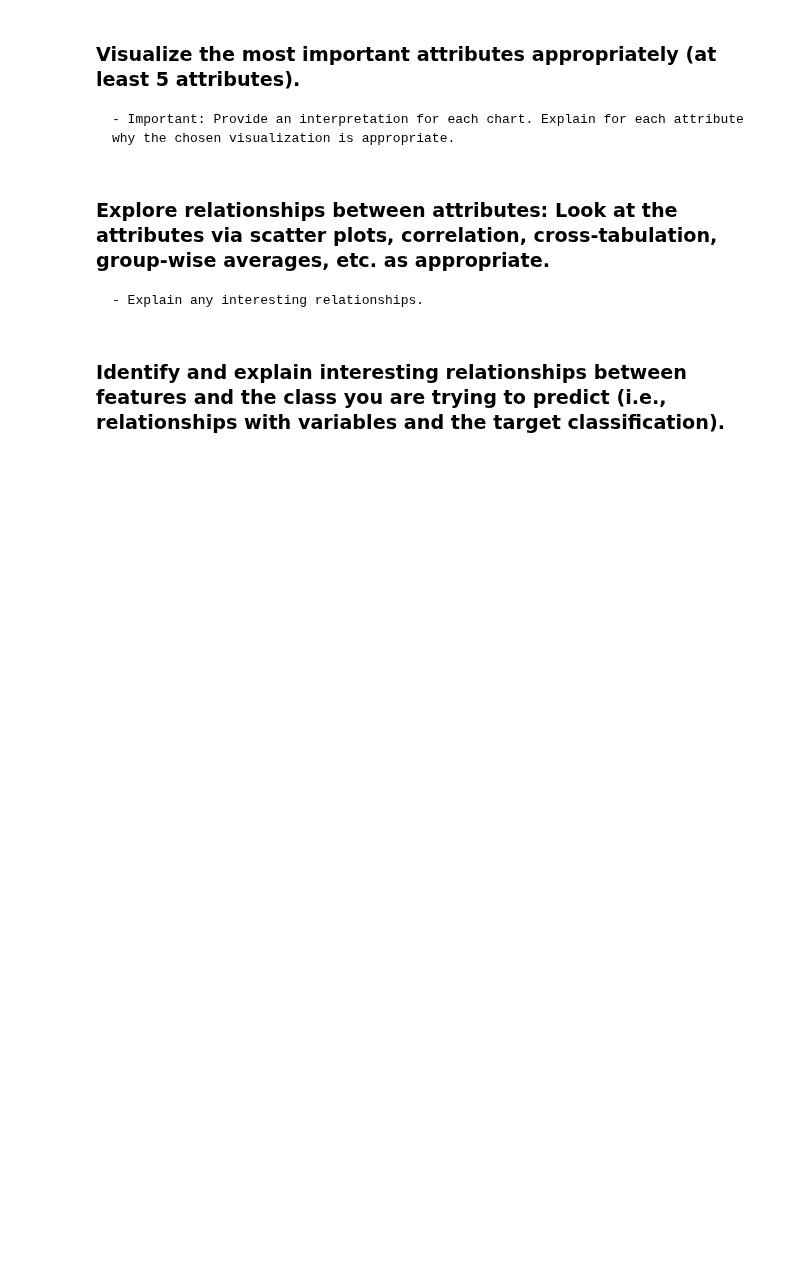
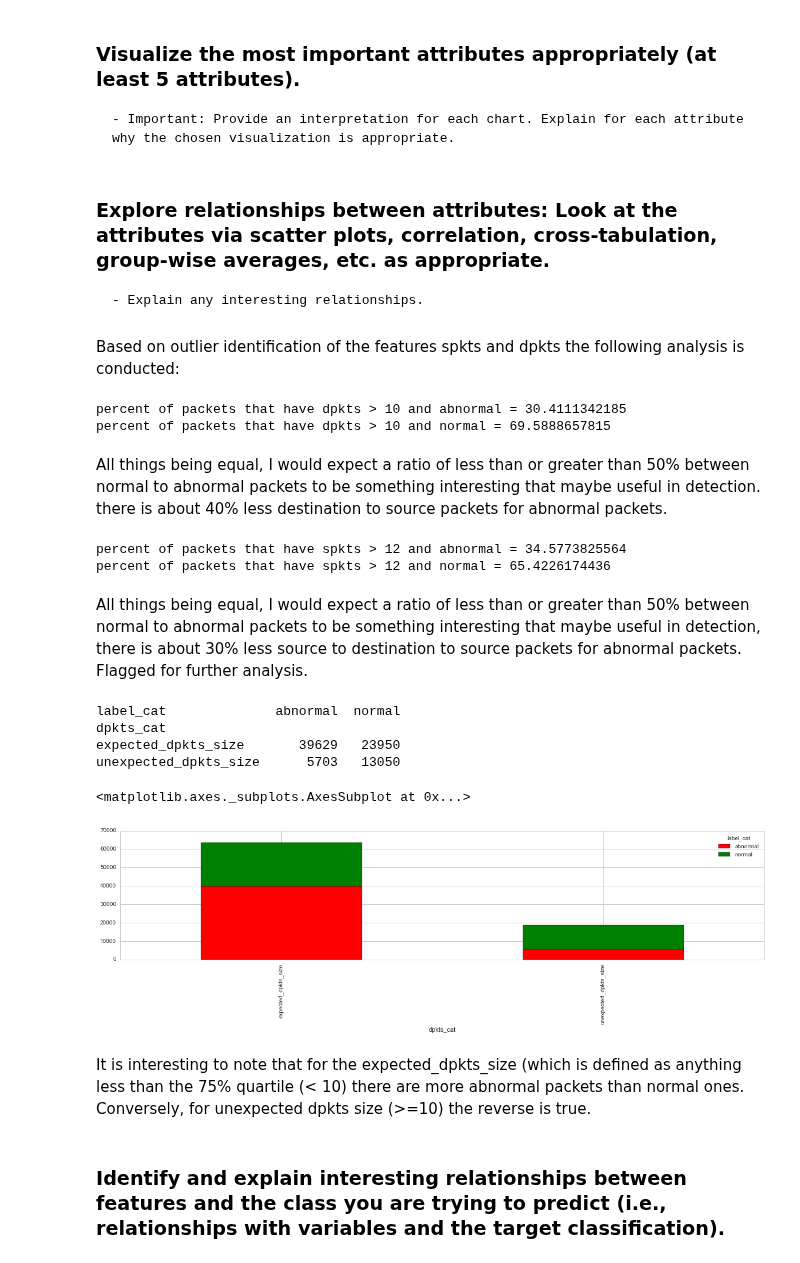
Before and after one commit to Dangerbotz/network_intrusion_detection_system, a Jupyter notebook: peter_detection_system.ipynb, the cells around one changed output. Drawn from its saved outputs; the diff is of its cells as text; code cells hidden in the pictures; blank space fills up the shorter version.

```diff
--- a/peter_detection_system.ipynb
+++ b/peter_detection_system.ipynb
@@ -351,5 +364,57 @@ label:
 # %% [markdown]
 ### Explore relationships between attributes: Look at the attributes via scatter plots, correlation, cross-tabulation, group-wise averages, etc. as appropriate.
     - Explain any interesting relationships.
+# %% [markdown]
+Based on outlier identification of the features spkts and dpkts the following analysis is conducted:
+# %%
+
+denom = df[(df['dpkts'] > 10)]
+numerator = df[(df['dpkts'] > 10) & (df['label'] == 1)]
+print "percent of packets that have dpkts > 10 and abnormal = " + str((float(len(numerator))/len(denom)) * 100)
+numerator  = df[(df['dpkts'] > 10) & (df['label'] == 0)]
+print "percent of packets that have dpkts > 10 and normal = " + str((float(len(numerator))/len(denom)) * 100)
+# %% [output]
+percent of packets that have dpkts > 10 and abnormal = 30.4111342185
+percent of packets that have dpkts > 10 and normal = 69.5888657815
+# %% [markdown]
+All things being equal,  I would expect a ratio of less than or greater than 50% between normal to abnormal packets to be something interesting that maybe useful in detection.  there is about 40% less destination to source packets for abnormal packets.
+# %%
+#col_dpkts = df['dpkts', 'label']
+denom = df[(df['spkts'] > 10)]
+numerator = df[(df['spkts'] > 10) & (df['label'] == 1)]
+print "percent of packets that have spkts > 12 and abnormal = " + str((float(len(numerator))/len(denom)) * 100)
+numerator  = df[(df['spkts'] > 10) & (df['label'] == 0)]
+print "percent of packets that have spkts > 12 and normal = " + str((float(len(numerator))/len(denom)) * 100)
+# %% [output]
+percent of packets that have spkts > 12 and abnormal = 34.5773825564
+percent of packets that have spkts > 12 and normal = 65.4226174436
+# %% [markdown]
+All things being equal, I would expect a ratio of less than or greater than 50% between normal to abnormal packets to be something interesting that maybe useful in detection, there is about 30% less source to destination to source packets for abnormal packets. Flagged for further analysis.
+# %%
+#defensive copy on original dataframe.
+df2 = df.copy(deep=True)
+bins =[-1, 10, 11019] # Note: values needed to be slighlty greater than the min and max values to ensure the get counted.
+bins2 = [-1, .5, 2]  # created bins 2 to rename 0, 1 ( false, true) to normal, abnormal to intepret plot easier.
+group_names = ['expected_dpkts_size', 'unexpected_dpkts_size']
+group_names2 = ['normal', 'abnormal']
+categories = pd.cut(df2['dpkts'], bins, labels=group_names)
+categories2 = pd.cut(df2['label'], bins2, labels=group_names2)
+df2['dpkts_cat'] =  pd.cut(df2['dpkts'], bins, labels=group_names)
+df2['label_cat'] =  pd.cut(df2['label'], bins2, labels=group_names2)
+#abnormal_counts = pd.crosstab([df2['dpkts_cat']], df2.label.astype(bool))
+abnormal_counts = pd.crosstab([df2['dpkts_cat']], df2.label_cat.astype(str))
+print abnormal_counts
+#abnormal_counts.plot(kind='bar', stacked=True, color=['green','red'], figsize=(20,4))
+abnormal_counts.plot(kind='bar', stacked=True, color=['red','green'], figsize=(20,4)) # swap color when switch out label to abnormal/normal
+# %% [output]
+label_cat              abnormal  normal
+dpkts_cat
+expected_dpkts_size       39629   23950
+unexpected_dpkts_size      5703   13050
+<matplotlib.axes._subplots.AxesSubplot at 0x...>
+[figure, added]
+# %% [markdown]
+It is interesting to note that for the expected_dpkts_size (which is defined as anything less than the 75% quartile (< 10)
+there are more abnormal packets than normal ones. Conversely, for unexpected dpkts size (>=10) the reverse is true.
 # %% [markdown]
 ### Identify and explain interesting relationships between features and the class you are trying to predict (i.e., relationships with variables and the target classification).
```
Also changed, not shown: parts of 13 cells of this notebook.
